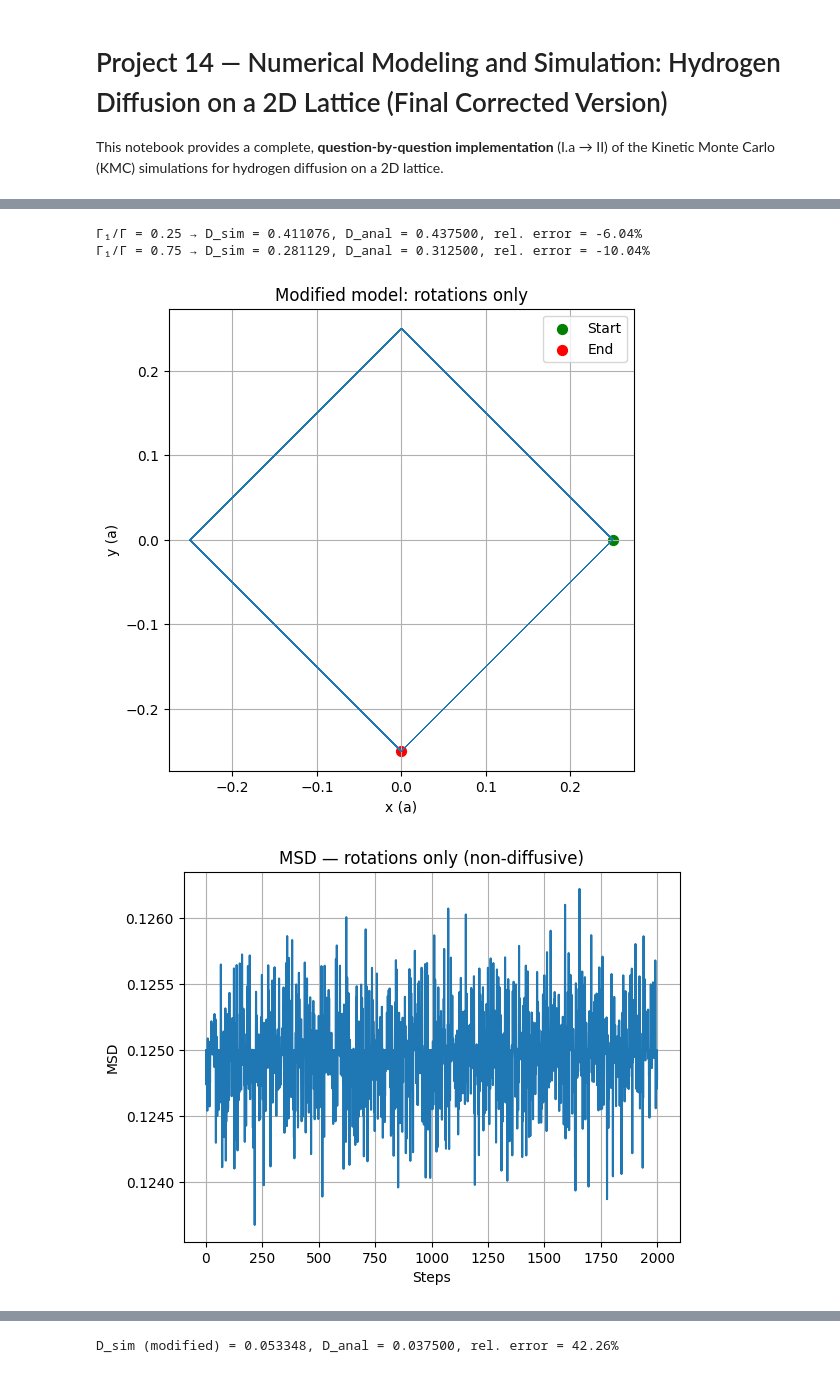
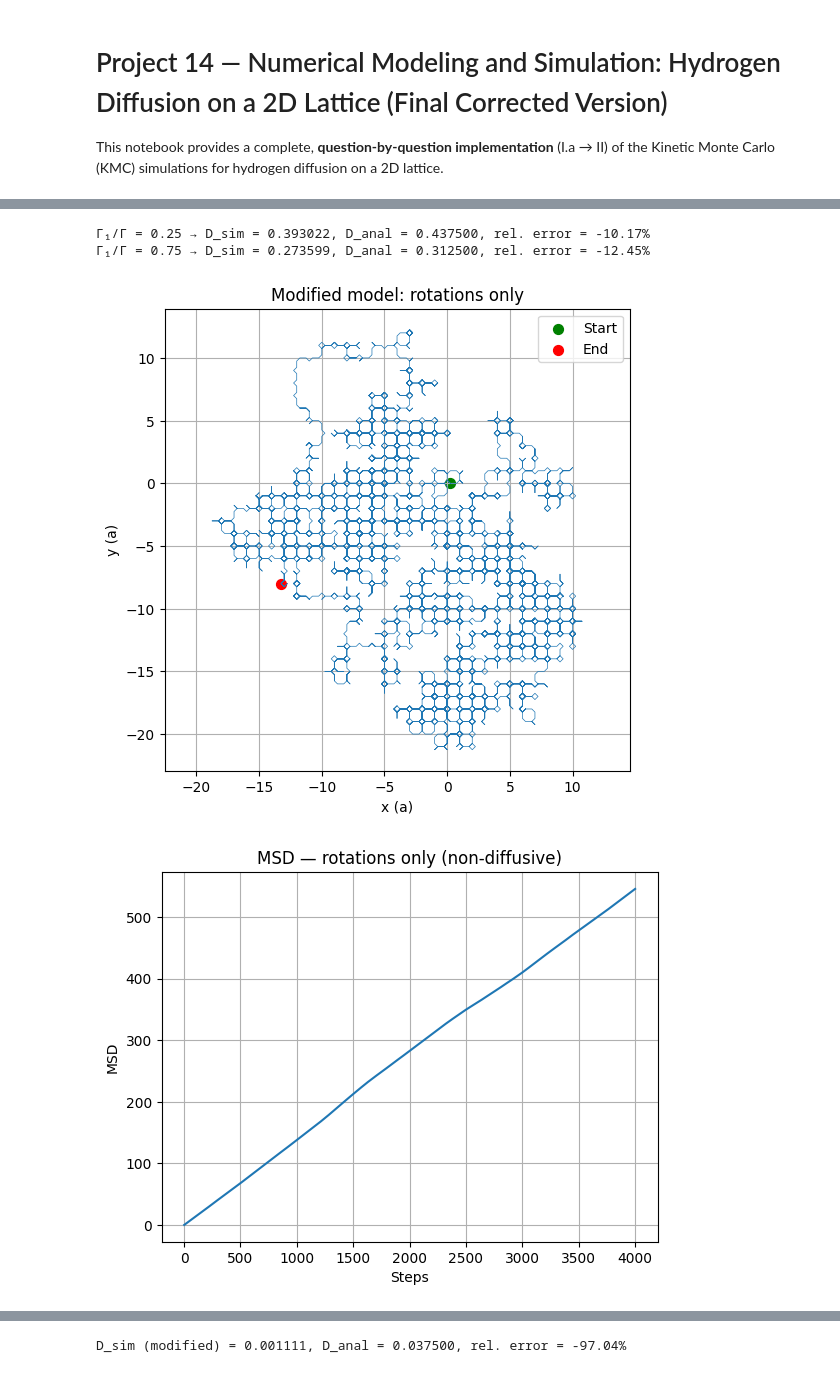
Before and after one commit to AmauryGachod/Kinetic_Monte_Carlo_Diffusion, a Jupyter notebook: KMC_Hydrogen_2D_final_english_with_D_vs_Gamma1.ipynb, the cells around one changed output, grey strips where cells are left out. Cells and saved outputs as stored; diff of their text form; code cells hidden in the pictures.

Commit message:
Changes in the modified diffusion model

```diff
--- a/KMC_Hydrogen_2D_final_english_with_D_vs_Gamma1.ipynb
+++ b/KMC_Hydrogen_2D_final_english_with_D_vs_Gamma1.ipynb
@@ -120,8 +120,9 @@ results = []
 for frac in ratios:
     G1 = frac
     G2 = 1 - frac
-    pos_tmp, _ = kmc_classical(200_000, G1, G2, a=1.0, seed=123+int(frac*100))
-    lags_tmp, msd_tmp = compute_msd_zero_offset(pos_tmp, 3000)
+    pos_tmp, _ = kmc_classical(100_000, G1, G2, a=1.0, seed=12+int(frac*100))
+    lags_tmp, msd_tmp = compute_msd_zero_offset(pos_tmp, 10000
+                                                )
     D_tmp, _, _ = fit_diffusion_coefficient(lags_tmp, msd_tmp, G1, G2)
     D_anal = analytic_D(G1, G2, d1, d2)
     results.append((frac, D_tmp, D_anal))
@@ -129,6 +130,6 @@ for frac in ratios:
 for frac, D_tmp, D_anal in results:
     print(f"Γ₁/Γ = {frac:.2f} → D_sim = {D_tmp:.6f}, D_anal = {D_anal:.6f}, rel. error = {(D_tmp-D_anal)/D_anal:.2%}")
 # %% [output]
-Γ₁/Γ = 0.25 → D_sim = 0.411076, D_anal = 0.437500, rel. error = -6.04%
-Γ₁/Γ = 0.75 → D_sim = 0.281129, D_anal = 0.312500, rel. error = -10.04%
+Γ₁/Γ = 0.25 → D_sim = 0.393022, D_anal = 0.437500, rel. error = -10.17%
+Γ₁/Γ = 0.75 → D_sim = 0.273599, D_anal = 0.312500, rel. error = -12.45%
 # %%
@@ -169,32 +219,32 @@ def kmc_modified_with_O(num_steps, Gamma_trans, Gamma_rot, a=1.0, b=0.25, seed=N
 # %%
 # %% [II] — Modified model analysis
 # Case 1: rotations only (non-diffusive)
-pos_H_rot, t_rot, _ = kmc_modified_with_O(100_000, Gamma_trans=0, Gamma_rot=1.0, a=1.0, b=0.25, seed=1)
+pos_H_rot, t_rot, _ = kmc_modified_with_O(100_000, Gamma_trans=0.2, Gamma_rot=0.8, a=1.0, b=0.25, seed=1)
 visualize_trajectory(pos_H_rot, "Modified model: rotations only", nmax=10000)
-lags_r, msd_r = compute_msd_zero_offset(pos_H_rot, 2000)
+lags_r, msd_r = compute_msd_zero_offset(pos_H_rot, 4000)
 plt.plot(lags_r, msd_r)
 plt.title('MSD — rotations only (non-diffusive)')
 plt.xlabel('Steps'); plt.ylabel('MSD')
 plt.grid(True)
 plt.show()
 
 # Case 2: translations + rotations (diffusive)
-pos_H_mix, t_mix, _ = kmc_modified_with_O(200_000, Gamma_trans=0.2, Gamma_rot=0.8, a=1.0, b=0.25, seed=2)
+pos_H_mix, t_mix, _ = kmc_modified_with_O(200_000, Gamma_trans=0.99, Gamma_rot=0.01, a=1.0, b=0.25, seed=2)
 visualize_trajectory(pos_H_mix, "Modified model: rotations + translations", nmax=10000)
 lags_m, msd_m = compute_msd_zero_offset(pos_H_mix, 4000)
 D_mix, slope_m, inter_m = fit_diffusion_coefficient(lags_m, msd_m, 0.2, 0.8)
 d1_eff, d2_eff = 1.0 - 2*0.25, math.sqrt(2)*0.25
 D_anal2 = analytic_D(0.2, 0.8, d1_eff, d2_eff)
 
 print(f"D_sim (modified) = {D_mix:.6f}, D_anal = {D_anal2:.6f}, rel. error = {(D_mix-D_anal2)/D_anal2:.2%}")
 
 plt.figure(figsize=(6,4))
 plt.plot(lags_m, msd_m, label='MSD total')
 plt.plot(lags_m, slope_m*(lags_m/(0.2+0.8)) + inter_m, '--', label='Linear fit')
 plt.xlabel('Steps'); plt.ylabel('MSD')
 plt.title('MSD — modified model (rotations + translations)')
 plt.legend(); plt.grid(True)
 plt.show()
 # %% [output]
-[figure, old version]
+[figure, new version]
-[figure, old version]
+[figure, new version]
@@ -202 +252 @@ plt.show()
-D_sim (modified) = 0.053348, D_anal = 0.037500, rel. error = 42.26%
+D_sim (modified) = 0.001111, D_anal = 0.037500, rel. error = -97.04%
```
Also changed, not shown: parts of 5 cells of this notebook.
